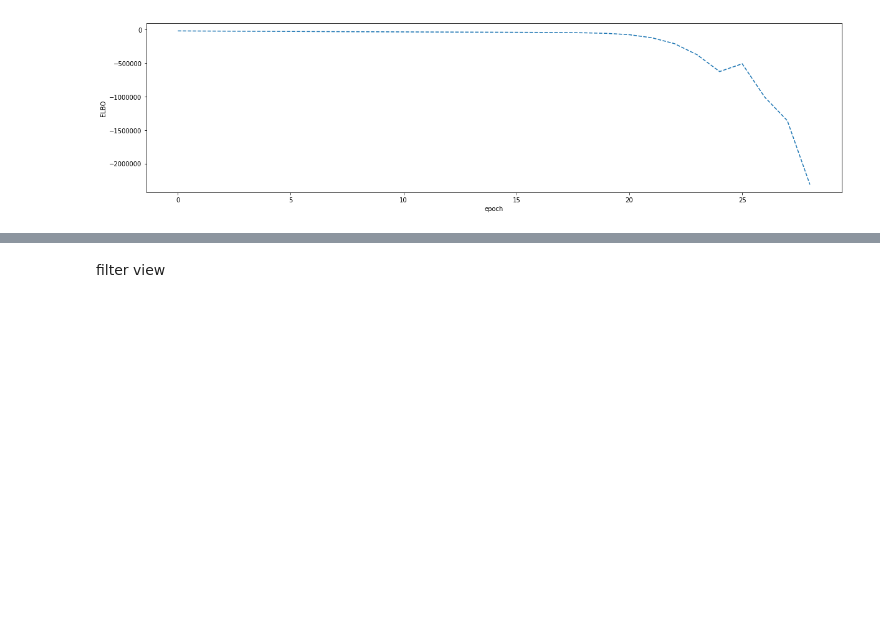
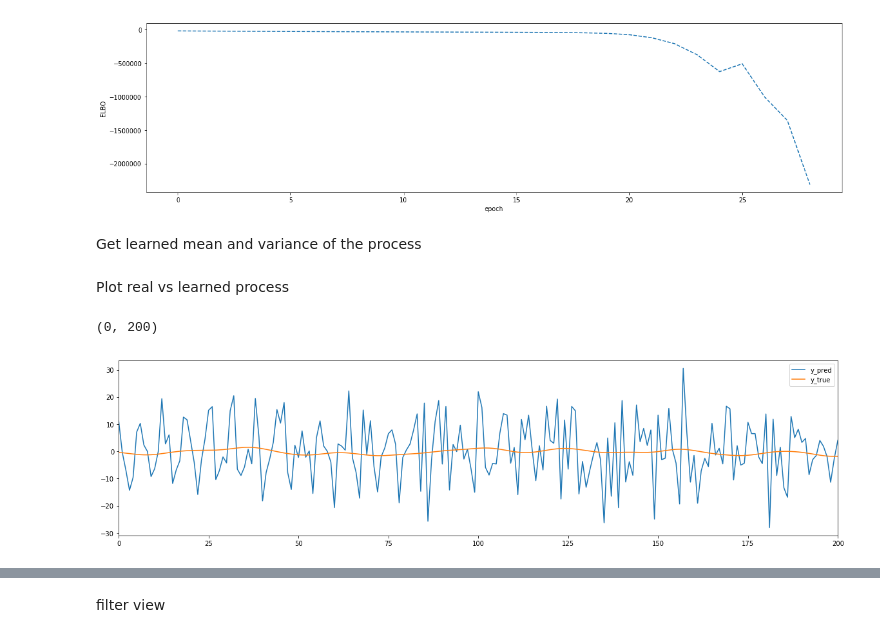
Before and after one commit to Canas/gpwink, a Jupyter notebook: examples/gpwink_elbo_calculation.ipynb, the cells around one changed output, grey strips where cells are left out. Cells and saved outputs as stored; diff of their text form; code cells hidden in the pictures; blank space fills up the shorter version.

```diff
--- a/examples/gpwink_elbo_calculation.ipynb
+++ b/examples/gpwink_elbo_calculation.ipynb
@@ -288,6 +309,8 @@ ax.set_xlabel('epoch')
 _ = ax.set_ylabel('ELBO')
 # %% [output]
 [figure]
+# %% [markdown]
+Get learned mean and variance of the process
 # %%
 mean = sess.run(
     tf.cast(
@@ -307,4 +330,17 @@ var = sess.run(
         ),
         dtype=tf.float64)
 ).squeeze() - mean**2
+# %% [markdown]
+Plot real vs learned process
+# %%
+plt.figure(figsize=(20, 5))
+
+plt.plot(t_data, mean, label='y_pred')
+plt.plot(t_data, data, label='y_true')
+plt.legend()
+plt.xlim(0, 200)
+# plt.ylim(-10, 10)
+# %% [output]
+(0, 200)
+[figure, added]
 # %% [markdown]
```
Also changed, not shown: parts of 55 cells of this notebook.
